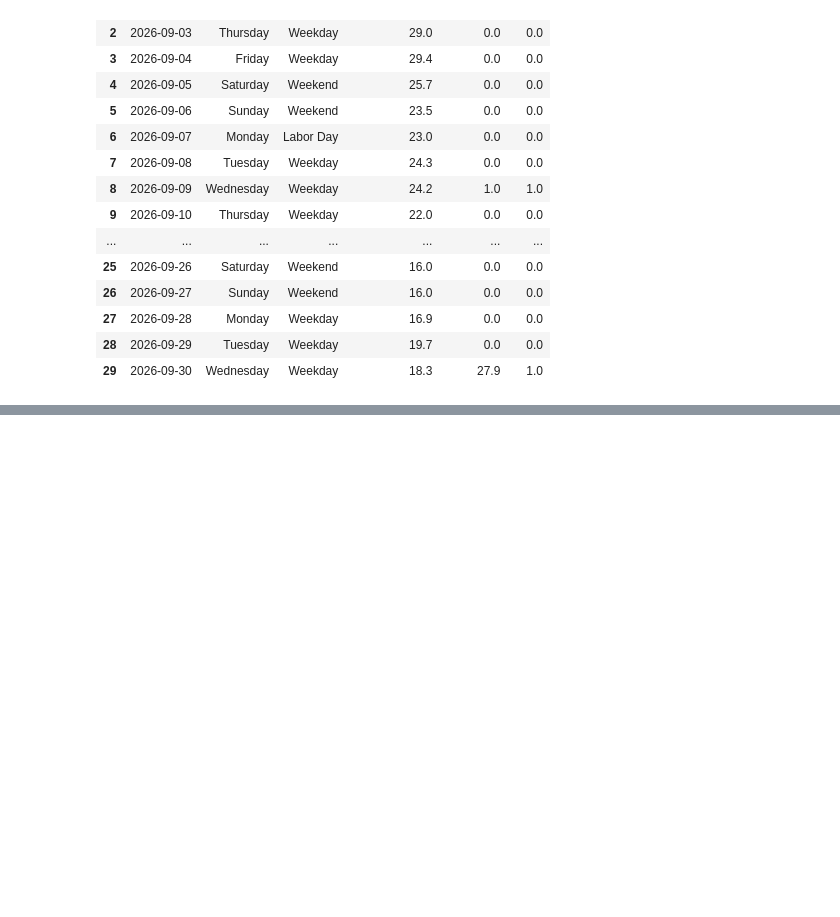
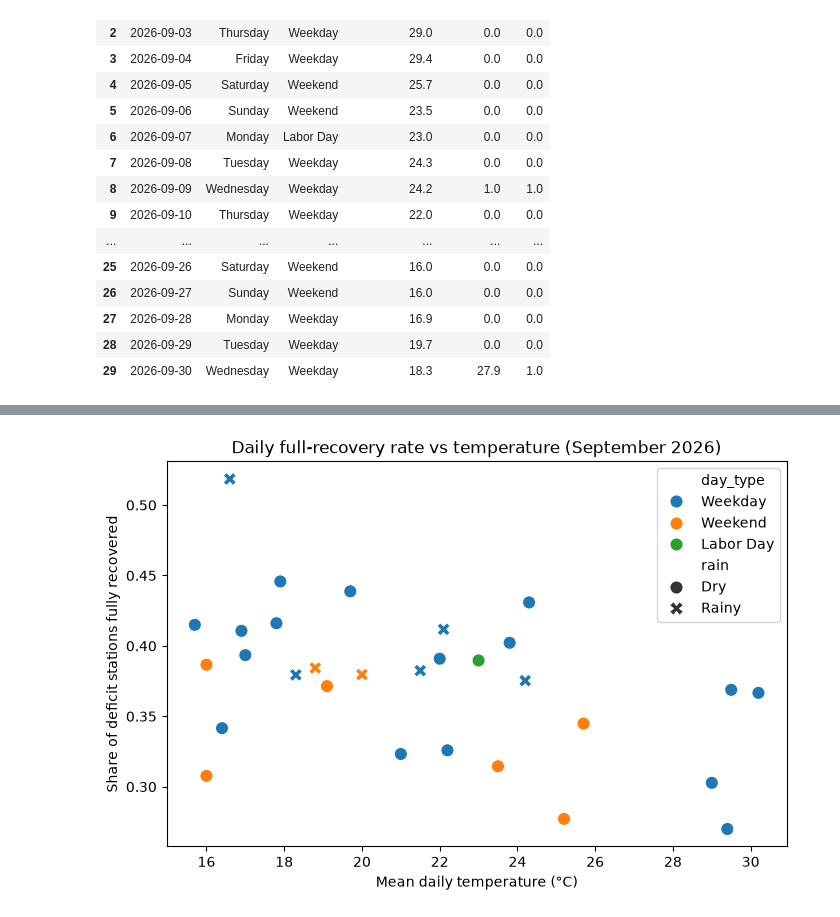
Before and after one commit to Danielchf2006/Divvy-riders-, a Jupyter notebook: notebooks/05_weather_daytype_mimi.ipynb, the cells around one changed output, grey strips where cells are left out. Saved outputs shown, nothing was run; the diff lists cells and outputs as text; code cells hidden in the pictures; blank space fills up the shorter version.

Commit message:
day-level recovery

```diff
--- a/notebooks/05_weather_daytype_mimi.ipynb
+++ b/notebooks/05_weather_daytype_mimi.ipynb
@@ -69,0 +73,9 @@ Name: count, dtype: int64
+# %%
+daily = (deficit.groupby(['date', 'day_type', 'rainy', 'temp_mean_c', 'prcp_mm'])
+         .agg(deficit_stations=('station_id', 'size'),
+              full_recovery_rate=('full_recovery', 'mean'),
+              median_recovery=('recovery', 'median'))
+         .reset_index())
+daily['rain'] = daily['rainy'].map({0.0: 'Dry', 1.0: 'Rainy'})
+
+daily.sort_values('full_recovery_rate')
@@ -69,0 +100,11 @@ Name: count, dtype: int64
+# %%
+fig, ax = plt.subplots(figsize=(8, 5))
+sns.scatterplot(data=daily, x='temp_mean_c', y='full_recovery_rate',
+                hue='day_type', style='rain', s=90, ax=ax)
+ax.set(title='Daily full-recovery rate vs temperature (September 2026)',
+       xlabel='Mean daily temperature (°C)',
+       ylabel='Share of deficit stations fully recovered')
+plt.savefig('../figures/mimi_daily_recovery_temp.png', dpi=150, bbox_inches='tight')
+plt.show()
+# %% [output]
+[figure, added]
```
Also changed, not shown: parts of 3 cells of this notebook.
